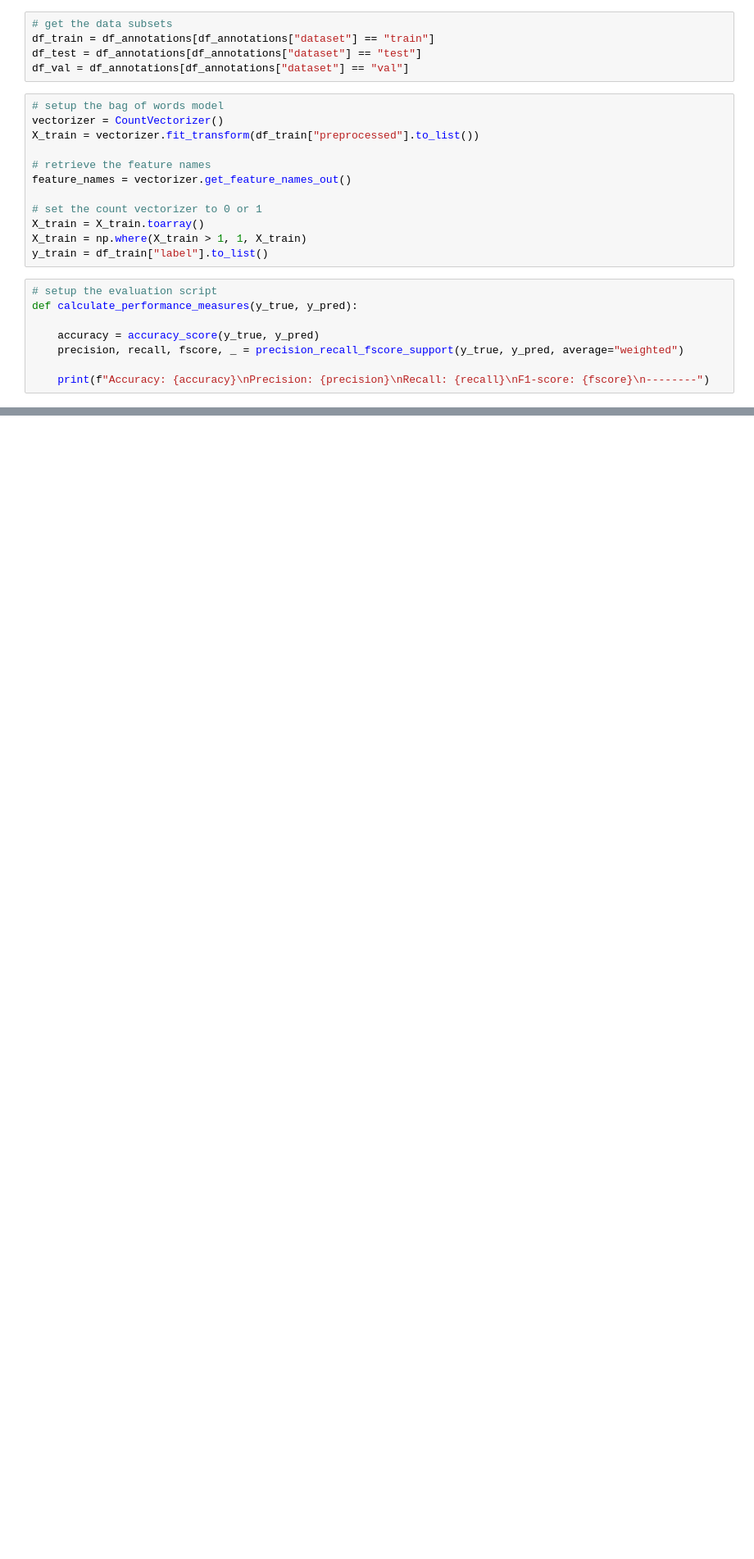
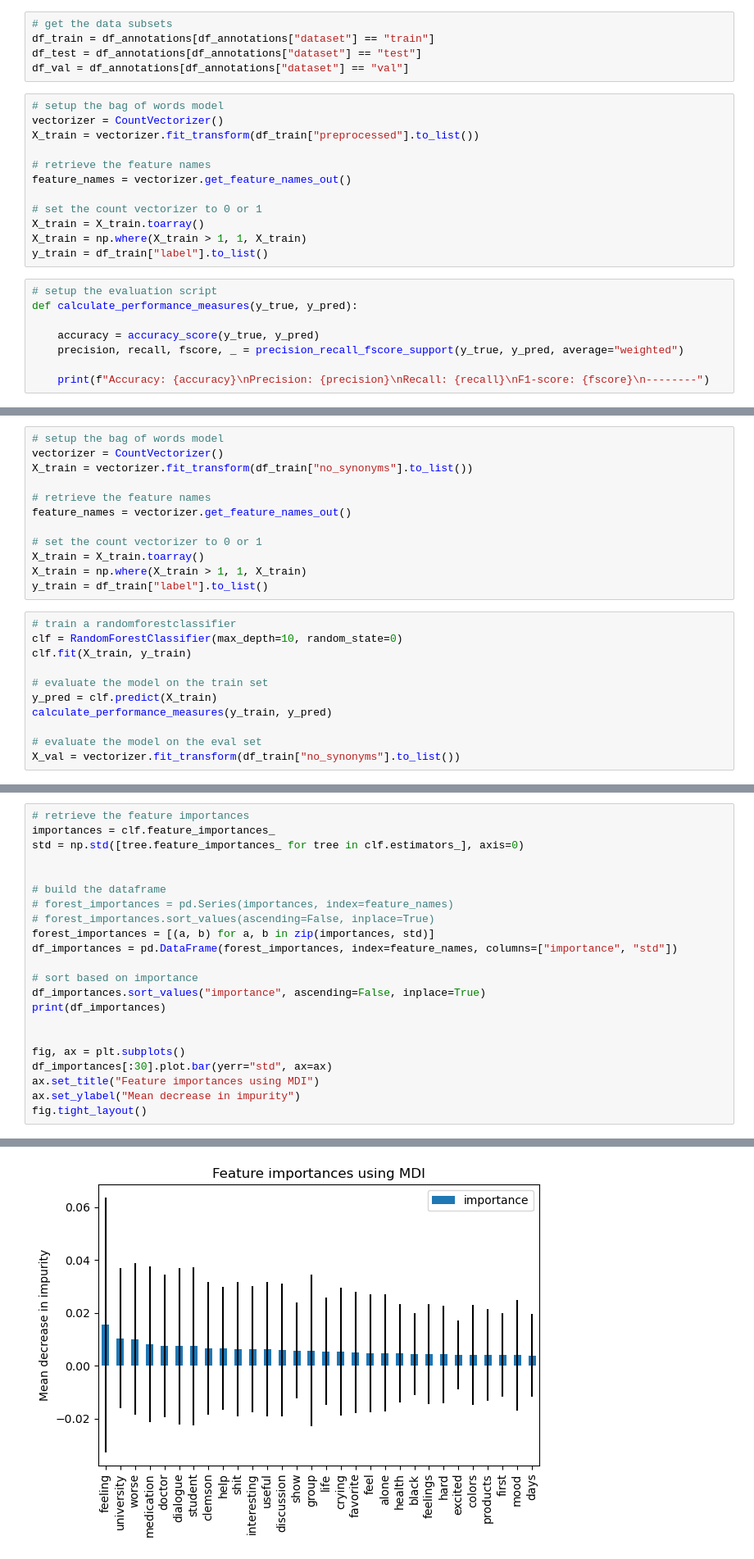
Before and after one commit to StanMey/Master_thesis_DVlog, a Jupyter notebook: notebooks/explAI_vlog_transcripts.ipynb, the cells around one changed output, grey strips where cells are left out. Shown at 82% size. Saved outputs shown, nothing was run; the diff lists cells and outputs as text; blank space fills up the shorter version.

```diff
--- a/notebooks/explAI_vlog_transcripts.ipynb
+++ b/notebooks/explAI_vlog_transcripts.ipynb
@@ -144,0 +215,23 @@ forest_importances
+# %%
+# setup the bag of words model
+vectorizer = CountVectorizer()
+X_train = vectorizer.fit_transform(df_train["no_synonyms"].to_list())
+
+# retrieve the feature names
+feature_names = vectorizer.get_feature_names_out()
+
+# set the count vectorizer to 0 or 1
+X_train = X_train.toarray()
+X_train = np.where(X_train > 1, 1, X_train)
+y_train = df_train["label"].to_list()
+# %%
+# train a randomforestclassifier
+clf = RandomForestClassifier(max_depth=10, random_state=0)
+clf.fit(X_train, y_train)
+
+# evaluate the model on the train set
+y_pred = clf.predict(X_train)
+calculate_performance_measures(y_train, y_pred)
+
+# evaluate the model on the eval set
+X_val = vectorizer.fit_transform(df_train["no_synonyms"].to_list())
@@ -144,0 +244,23 @@ forest_importances
+# %%
+# retrieve the feature importances
+importances = clf.feature_importances_
+std = np.std([tree.feature_importances_ for tree in clf.estimators_], axis=0)
+
+
+# build the dataframe
+# forest_importances = pd.Series(importances, index=feature_names)
+# forest_importances.sort_values(ascending=False, inplace=True)
+forest_importances = [(a, b) for a, b in zip(importances, std)]
+df_importances = pd.DataFrame(forest_importances, index=feature_names, columns=["importance", "std"])
+
+# sort based on importance
+df_importances.sort_values("importance", ascending=False, inplace=True)
+print(df_importances)
+
+
+fig, ax = plt.subplots()
+df_importances[:30].plot.bar(yerr="std", ax=ax)
+ax.set_title("Feature importances using MDI")
+ax.set_ylabel("Mean decrease in impurity")
+fig.tight_layout()
+# %% [output]
@@ -144,0 +281 @@ forest_importances
+[figure, added]
```
Also changed, not shown: parts of 9 cells of this notebook.
